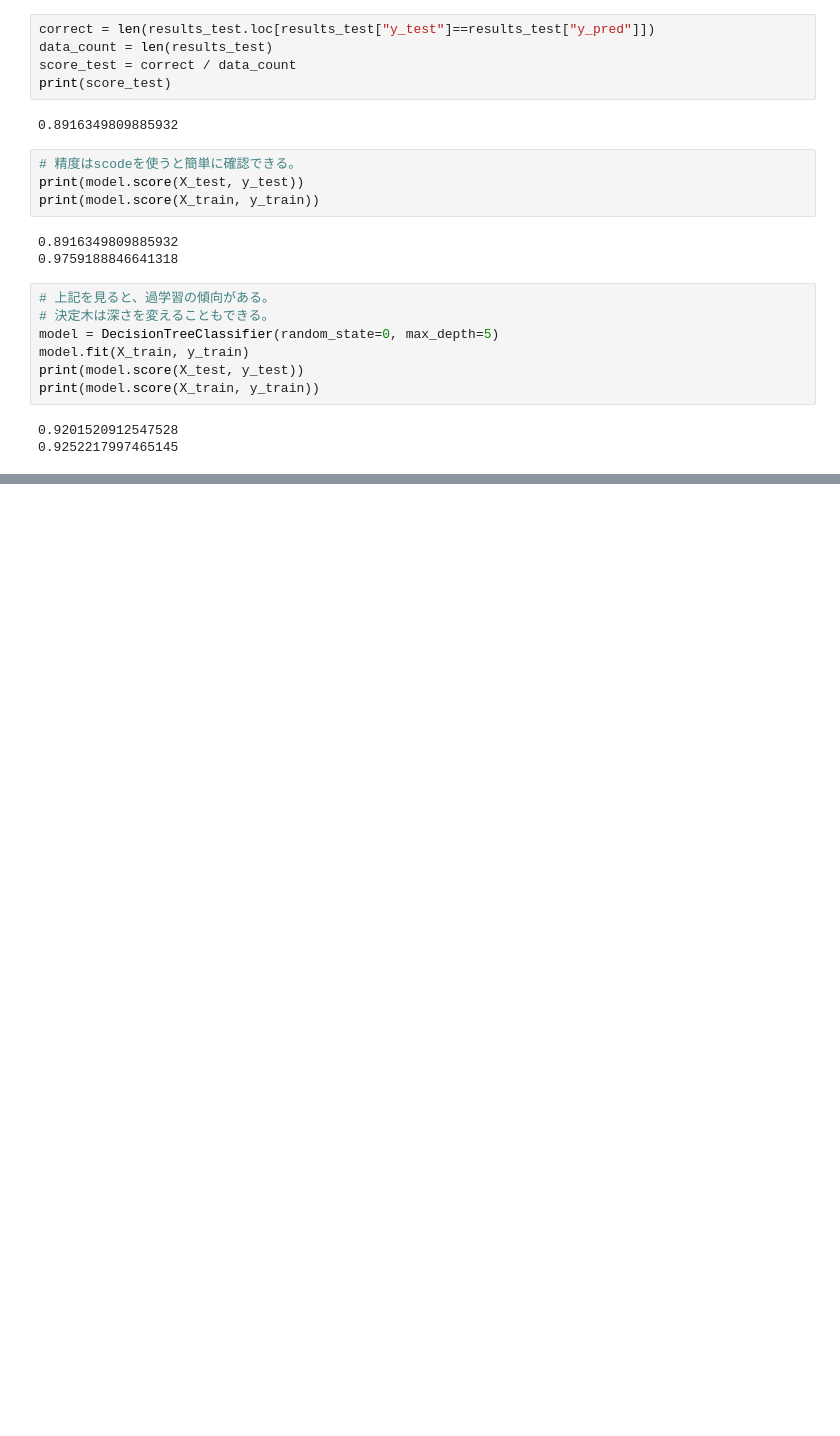
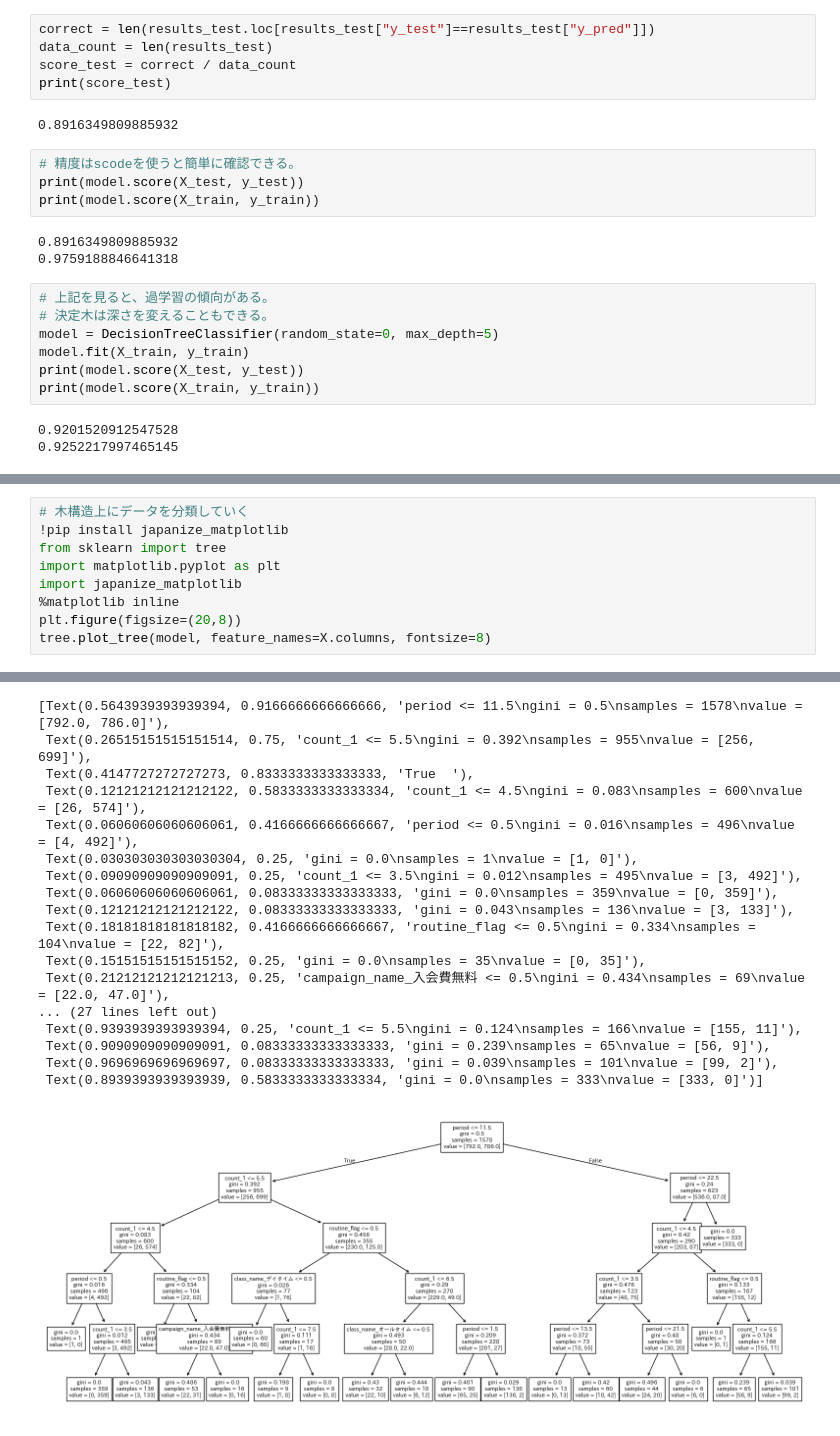
Before and after one commit to newstage75/python_data_analysis_100knock, a Jupyter notebook: 第5章/【機械学習】顧客の退会を予測する10本ノック.ipynb, the cells around one changed output, grey strips where cells are left out. Cells and saved outputs as stored; diff of their text form; blank space fills up the shorter version.

```diff
--- a/第5章/【機械学習】顧客の退会を予測する10本ノック.ipynb
+++ b/第5章/【機械学習】顧客の退会を予測する10本ノック.ipynb
@@ -523,0 +539,10 @@ print(model.score(X_train, y_train))
+# %%
+# 木構造上にデータを分類していく
+!pip install japanize_matplotlib
+from sklearn import tree
+import matplotlib.pyplot as plt
+import japanize_matplotlib
+%matplotlib inline
+plt.figure(figsize=(20,8))
+tree.plot_tree(model, feature_names=X.columns, fontsize=8)
+# %% [output]
@@ -523,0 +566,18 @@ print(model.score(X_train, y_train))
+[Text(0.5643939393939394, 0.9166666666666666, 'period <= 11.5\ngini = 0.5\nsamples = 1578\nvalue = [792.0, 786.0]'),
+ Text(0.26515151515151514, 0.75, 'count_1 <= 5.5\ngini = 0.392\nsamples = 955\nvalue = [256, 699]'),
+ Text(0.4147727272727273, 0.8333333333333333, 'True  '),
+ Text(0.12121212121212122, 0.5833333333333334, 'count_1 <= 4.5\ngini = 0.083\nsamples = 600\nvalue = [26, 574]'),
+ Text(0.06060606060606061, 0.4166666666666667, 'period <= 0.5\ngini = 0.016\nsamples = 496\nvalue = [4, 492]'),
+ Text(0.030303030303030304, 0.25, 'gini = 0.0\nsamples = 1\nvalue = [1, 0]'),
+ Text(0.09090909090909091, 0.25, 'count_1 <= 3.5\ngini = 0.012\nsamples = 495\nvalue = [3, 492]'),
+ Text(0.06060606060606061, 0.08333333333333333, 'gini = 0.0\nsamples = 359\nvalue = [0, 359]'),
+ Text(0.12121212121212122, 0.08333333333333333, 'gini = 0.043\nsamples = 136\nvalue = [3, 133]'),
+ Text(0.18181818181818182, 0.4166666666666667, 'routine_flag <= 0.5\ngini = 0.334\nsamples = 104\nvalue = [22, 82]'),
+ Text(0.15151515151515152, 0.25, 'gini = 0.0\nsamples = 35\nvalue = [0, 35]'),
+ Text(0.21212121212121213, 0.25, 'campaign_name_入会費無料 <= 0.5\ngini = 0.434\nsamples = 69\nvalue = [22.0, 47.0]'),
+... (27 lines left out)
+ Text(0.9393939393939394, 0.25, 'count_1 <= 5.5\ngini = 0.124\nsamples = 166\nvalue = [155, 11]'),
+ Text(0.9090909090909091, 0.08333333333333333, 'gini = 0.239\nsamples = 65\nvalue = [56, 9]'),
+ Text(0.9696969696969697, 0.08333333333333333, 'gini = 0.039\nsamples = 101\nvalue = [99, 2]'),
+ Text(0.8939393939393939, 0.5833333333333334, 'gini = 0.0\nsamples = 333\nvalue = [333, 0]')]
+[figure, added]
```
Also changed, not shown: parts of 3 cells of this notebook.
